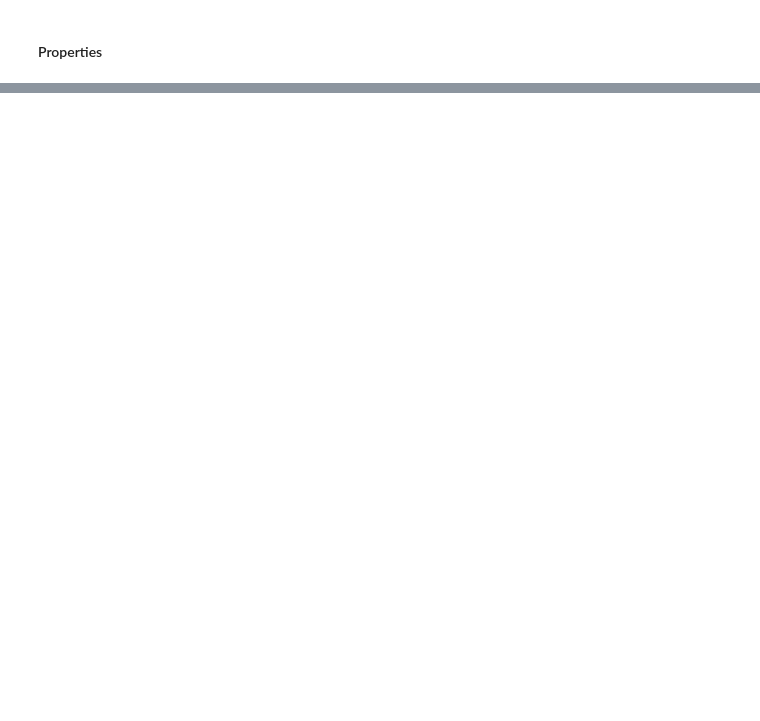
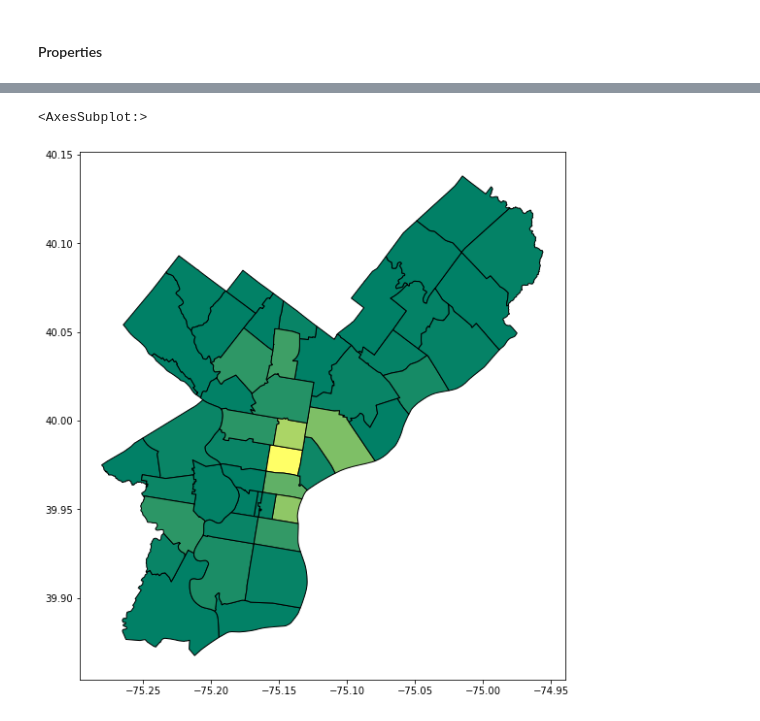
Before and after one commit to mbod/fundcarenotcops_apl, a Jupyter notebook: notebooks/Merge_geoJSON.ipynb, the cells around one changed output, grey strips where cells are left out. Saved outputs shown, nothing was run; the diff lists cells and outputs as text; code cells hidden in the pictures; blank space fills up the shorter version.

```diff
--- a/notebooks/Merge_geoJSON.ipynb
+++ b/notebooks/Merge_geoJSON.ipynb
@@ -172,0 +189,9 @@ dtype: int64
+# %%
+
+norm = matplotlib.colors.Normalize(vmin=0, vmax=1621, clip=True)
+mapper = cm.ScalarMappable(norm=norm, cmap=cm.summer)
+colors = PhillyMap.resources.fillna(0).apply(mapper.to_rgba)
+PhillyMap.plot(color=colors,edgecolor='black',figsize=(10,10))
+# %% [output]
+<AxesSubplot:>
+[figure, added]
```
Also changed, not shown: parts of 15 cells of this notebook, 6 other files.
